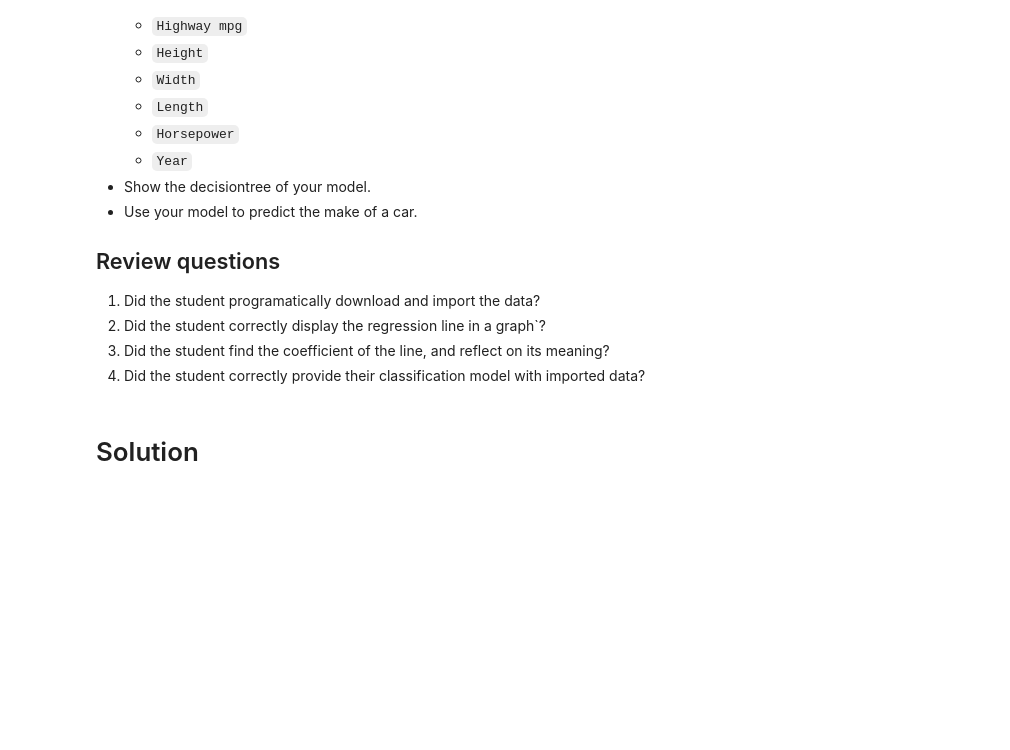
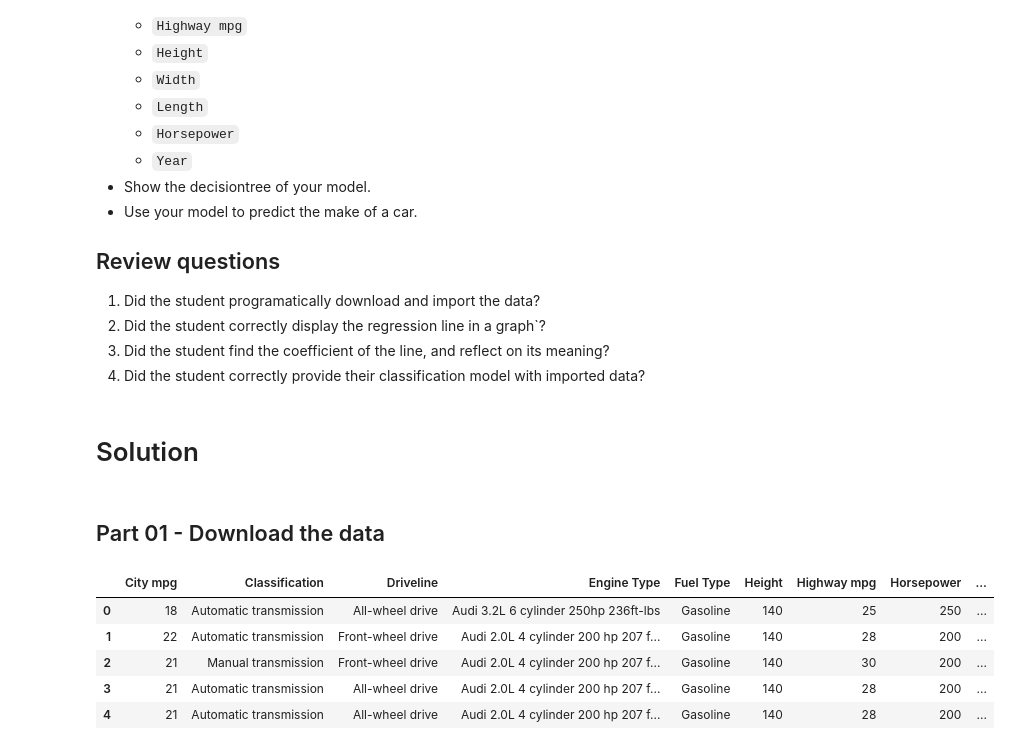
Before and after one commit to obnoxious-consequnence/Assignment08, a Jupyter notebook: Assignment08.ipynb, the cells around one changed output. Cells and saved outputs as stored; diff of their text form; code cells hidden in the pictures; blank space fills up the shorter version.

```diff
--- a/Assignment08.ipynb
+++ b/Assignment08.ipynb
@@ -47,3 +47,5 @@ https://think.cs.vt.edu/corgis/csv/cars/cars.csv
 4. Did the student correctly provide their classification model with imported data?
 # %% [markdown]
 # Solution
+# %% [markdown]
+## Part 01 - Download the data
@@ -49,0 +62,11 @@ https://think.cs.vt.edu/corgis/csv/cars/cars.csv
+# %%
+local_file = glob('*.csv')[0]
+df = pd.read_csv(local_file)
+df.head()
+# %% [output]
+|  | City mpg | Classification | Driveline | Engine Type | Fuel Type | Height | Highway mpg | Horsepower | ... |
+| 0 | 18 | Automatic transmission | All-wheel drive | Audi 3.2L 6 cylinder 250hp 236ft-lbs | Gasoline | 140 | 25 | 250 | ... |
+| 1 | 22 | Automatic transmission | Front-wheel drive | Audi 2.0L 4 cylinder 200 hp 207 f... | Gasoline | 140 | 28 | 200 | ... |
+| 2 | 21 | Manual transmission | Front-wheel drive | Audi 2.0L 4 cylinder 200 hp 207 f... | Gasoline | 140 | 30 | 200 | ... |
+| 3 | 21 | Automatic transmission | All-wheel drive | Audi 2.0L 4 cylinder 200 hp 207 f... | Gasoline | 140 | 28 | 200 | ... |
+| 4 | 21 | Automatic transmission | All-wheel drive | Audi 2.0L 4 cylinder 200 hp 207 f... | Gasoline | 140 | 28 | 200 | ... |
```
Also changed, not shown: parts of 12 cells of this notebook, 2 other files.
